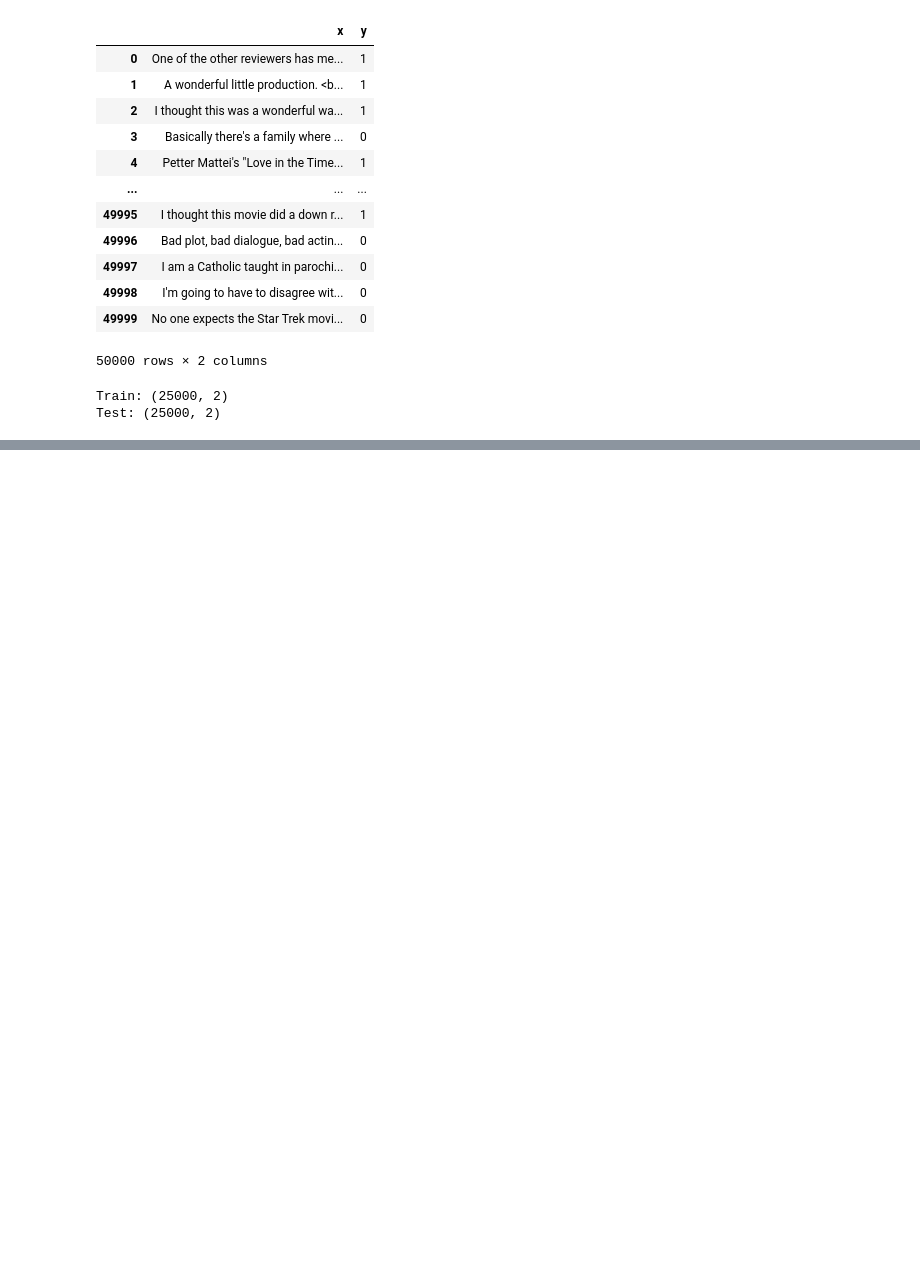
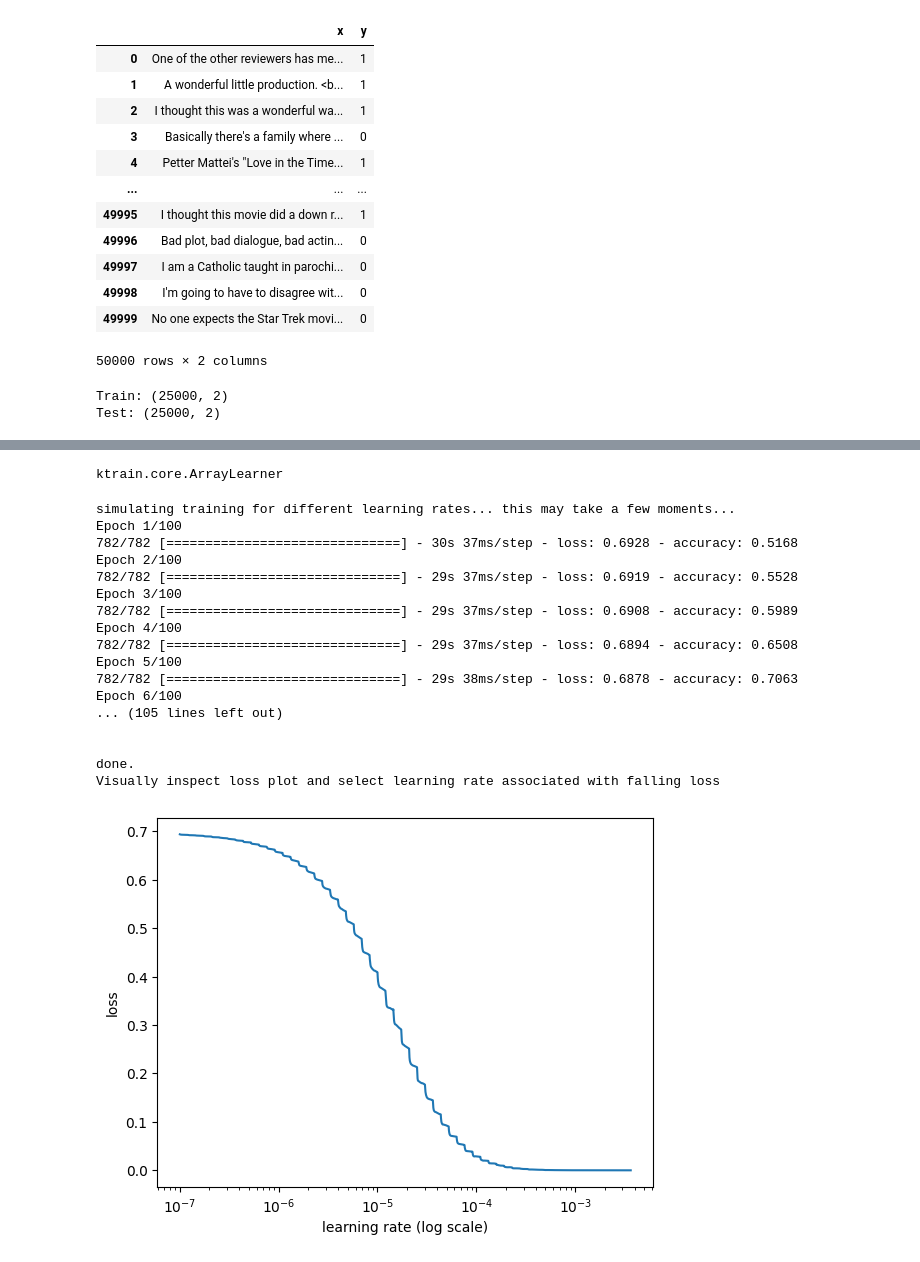
Before and after one commit to AlexSischin/JupyterTests310, a Jupyter notebook: NB-SVM.ipynb, the cells around one changed output, grey strips where cells are left out. Saved outputs shown, nothing was run; the diff lists cells and outputs as text; code cells hidden in the pictures; blank space fills up the shorter version.

Commit message:
NBSVM using ktrain

```diff
--- a/NB-SVM.ipynb
+++ b/NB-SVM.ipynb
@@ -141,0 +173,2 @@ LR score: 0.9078
+# %%
+trn, val, preproc = kt.texts_from_df(df_raw, 'review', ['sentiment'], ngram_range=3, val_pct=0.5, random_state=123)
@@ -141,0 +242,3 @@ LR score: 0.9078
+# %%
+nbsvm_model = kt.text_classifier('nbsvm', trn, preproc)
+type(nbsvm_model)
@@ -141,0 +256,28 @@ LR score: 0.9078
+# %%
+import ktrain
+
+nbsvm_learner = ktrain.get_learner(nbsvm_model, trn, val)
+type(nbsvm_learner)
+# %% [output]
+ktrain.core.ArrayLearner
+# %%
+nbsvm_learner.lr_find(show_plot=True, max_epochs=100)
+# %% [output]
+simulating training for different learning rates... this may take a few moments...
+Epoch 1/100
+782/782 [==============================] - 30s 37ms/step - loss: 0.6928 - accuracy: 0.5168
+Epoch 2/100
+782/782 [==============================] - 29s 37ms/step - loss: 0.6919 - accuracy: 0.5528
+Epoch 3/100
+782/782 [==============================] - 29s 37ms/step - loss: 0.6908 - accuracy: 0.5989
+Epoch 4/100
+782/782 [==============================] - 29s 37ms/step - loss: 0.6894 - accuracy: 0.6508
+Epoch 5/100
+782/782 [==============================] - 29s 38ms/step - loss: 0.6878 - accuracy: 0.7063
+Epoch 6/100
+... (105 lines left out)
+
+
+done.
+Visually inspect loss plot and select learning rate associated with falling loss
+[figure, added]
```
Also changed, not shown: parts of 16 cells of this notebook.
